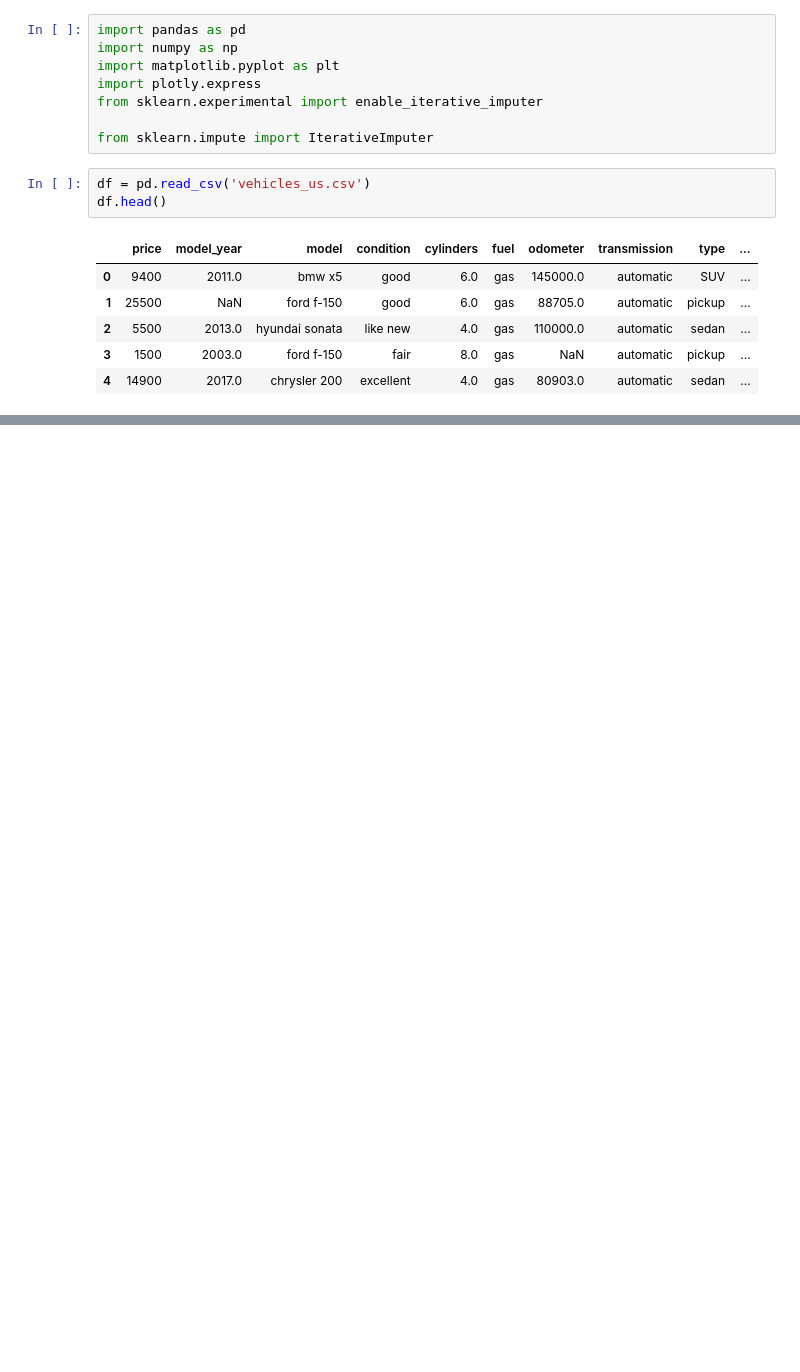
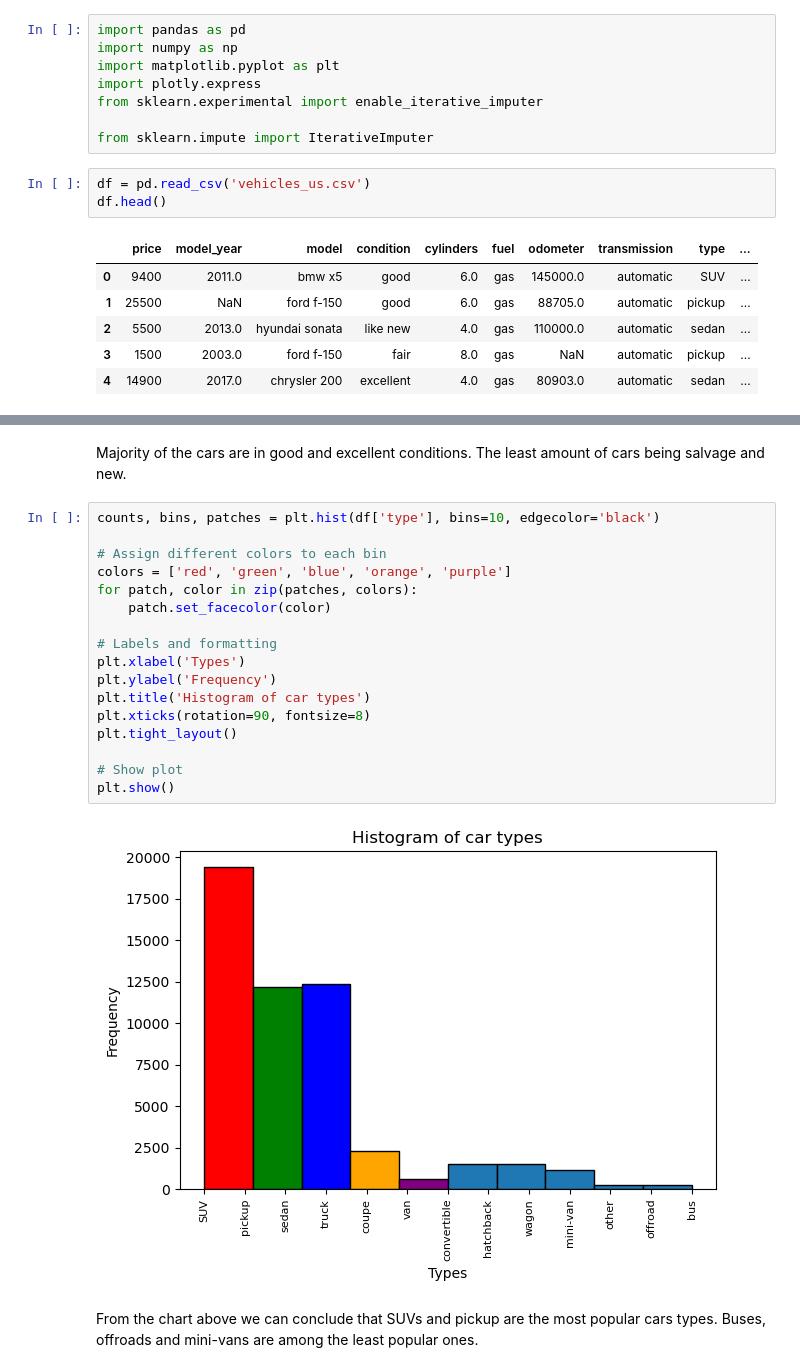
Before and after one commit to Gazizmakhanov/ds_repository, a Jupyter notebook: EDA.ipynb, the cells around one changed output, grey strips where cells are left out. Drawn from its saved outputs; the diff is of its cells as text; blank space fills up the shorter version.

```diff
--- a/EDA.ipynb
+++ b/EDA.ipynb
@@ -31,0 +42,23 @@ plt.show()
+# %% [markdown]
+Majority of the cars are in good and excellent conditions. The least amount of cars being salvage and new.
+# %%
+counts, bins, patches = plt.hist(df['type'], bins=10, edgecolor='black')
+
+# Assign different colors to each bin
+colors = ['red', 'green', 'blue', 'orange', 'purple']
+for patch, color in zip(patches, colors):
+    patch.set_facecolor(color)
+
+# Labels and formatting
+plt.xlabel('Types')
+plt.ylabel('Frequency')
+plt.title('Histogram of car types')
+plt.xticks(rotation=90, fontsize=8)
+plt.tight_layout()
+
+# Show plot
+plt.show()
+# %% [output]
+[figure, added]
+# %% [markdown]
+From the chart above we can conclude that SUVs and pickup are the most popular cars types. Buses, offroads and mini-vans are among the least popular ones.
```
Also changed, not shown: parts of 4 cells of this notebook, 1 other file.
